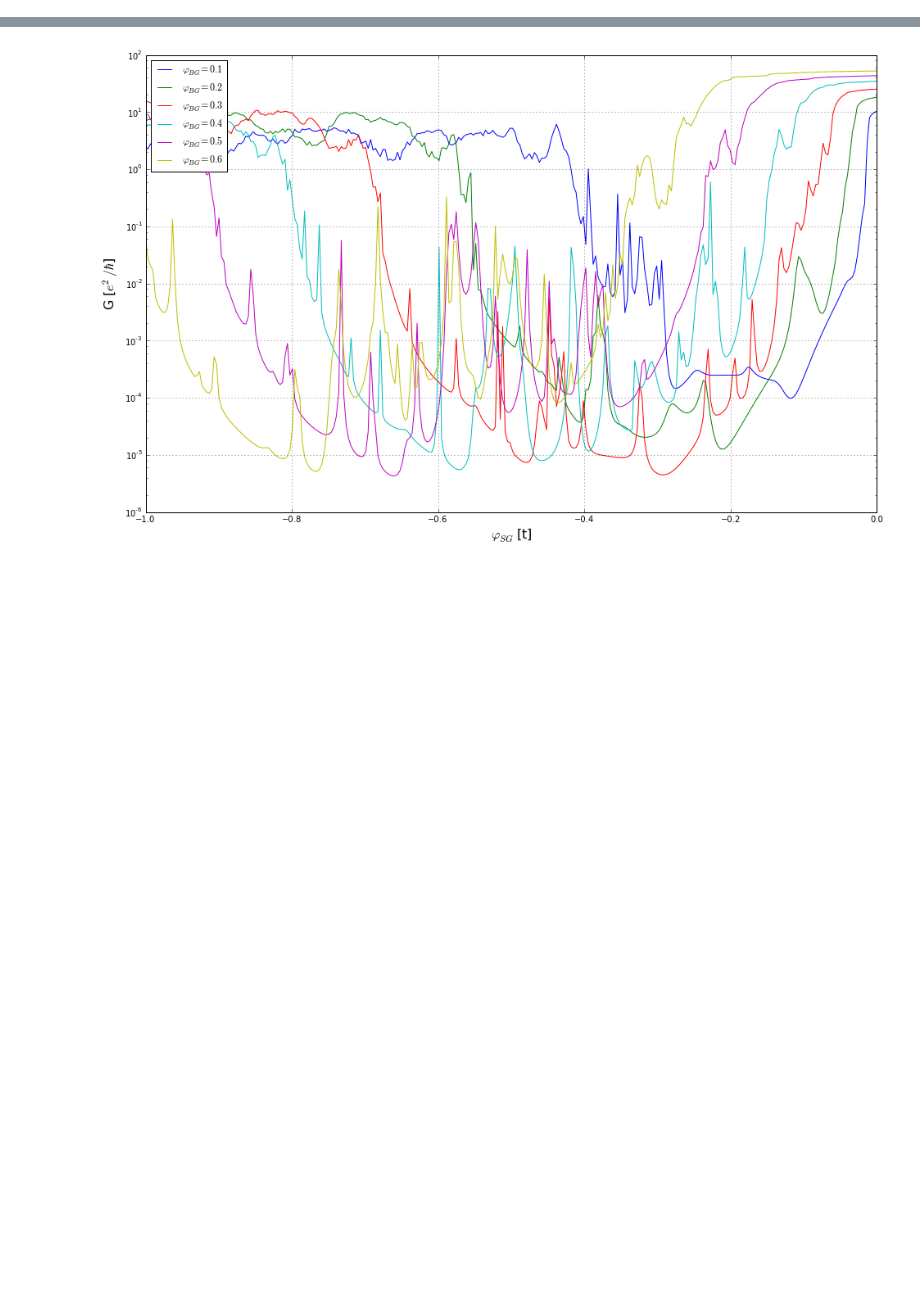
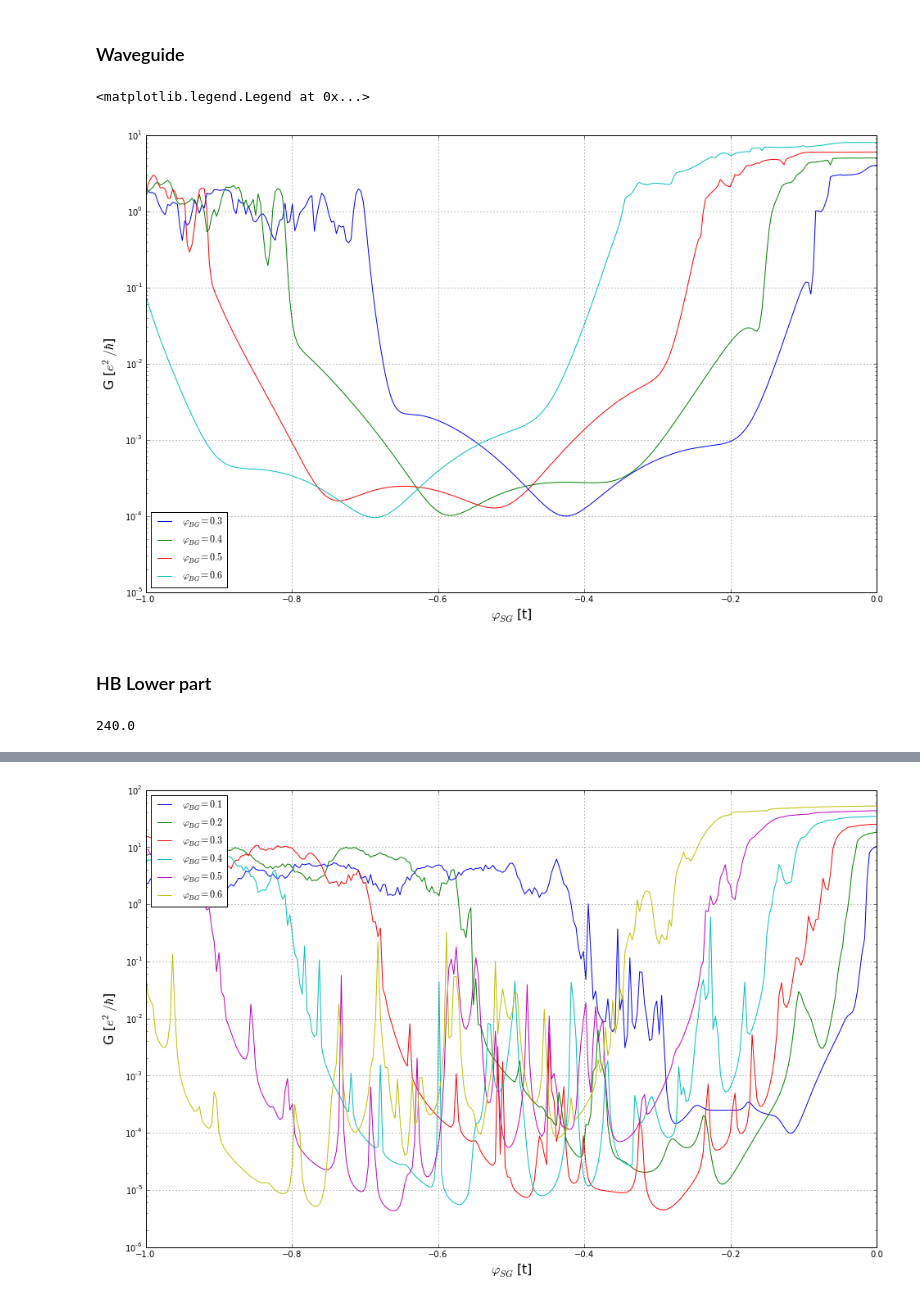
Before and after one commit to NeroCorleone/thesis, a Jupyter notebook: code/plots.ipynb, the cells around one changed output, grey strips where cells are left out. Drawn from its saved outputs; the diff is of its cells as text; code cells hidden in the pictures; blank space fills up the shorter version.

Commit message:
added new results

```diff
--- a/code/plots.ipynb
+++ b/code/plots.ipynb
@@ -21,3 +21,38 @@ def readValues_modified(filename):
         for element in reader:
             values.append(float(element[0]))
     return(values)
+# %% [markdown]
+### Waveguide
+# %%
+wg_files = ['/users/tkm/kanilmaz/thesis/results/long328/conductance/at5a04/vbg=0.1-20171010-12:09:02/',
+           '/users/tkm/kanilmaz/thesis/results/long328/conductance/at5a04/vbg=0.2-20171010-12:09:05/',
+           '/users/tkm/kanilmaz/thesis/results/long328/conductance/at5a04/vbg=0.3-20171010-12:09:07/',
+           '/users/tkm/kanilmaz/thesis/results/long328/conductance/at5a04/vbg=0.4-20171010-12:09:10/',
+            '/users/tkm/kanilmaz/thesis/results/long328/conductance/at5a04/vbg=0.5-20171010-12:09:12/',
+           '/users/tkm/kanilmaz/thesis/results/long328/conductance/at5a04/vbg=0.6-20171010-12:09:15/',
+           '/users/tkm/kanilmaz/thesis/results/long328/conductance/at5a04/vbg=0.7-20171010-12:09:18/',
+           '/users/tkm/kanilmaz/thesis/results/long328/conductance/at5a04/vbg=0.8-20171010-12:09:20/',
+            '/users/tkm/kanilmaz/thesis/results/long328/conductance/at5a04/vbg=0.9-20171010-12:09:23/']
+# %%
+wg_vbg = np.round(np.linspace(0.1, 0.9, 9), 2)
+# %%
+splitgate = np.linspace(-1.0, 0.0, 300)
+fig, ax = plt.subplots(figsize=(16, 10))
+
+for datafile, vbg in list(zip(wg_files, wg_vbg))[2:6]:
+    values = readValues(datafile + 'data.csv')
+    ax.plot(splitgate, values, label=r'$\varphi_{{BG}} = {}$'.format(vbg))
+
+ax.set_yscale("log"),
+#ax.set_xlim([-0.8, 0.0])
+ax.set_xlim(splitgate[0], splitgate[-1])
+ax.set_xlabel(r'$\varphi_{SG}$ [t]', fontsize=16)
+ax.set_ylabel(r'G [$e^2/ \hbar$]', fontsize=16)
+ax.grid()
+ax.legend(loc=3)
+#fig.savefig('conductance_qpc.png')
+# %% [output]
+<matplotlib.legend.Legend at 0x...>
+[figure, added]
+# %% [markdown]
+### HB Lower part
@@ -23,0 +68,4 @@ def readValues_modified(filename):
+# %%
+300*0.8
+# %% [output]
+240.0
```
Also changed, not shown: parts of 2 cells of this notebook, 3 other files.
